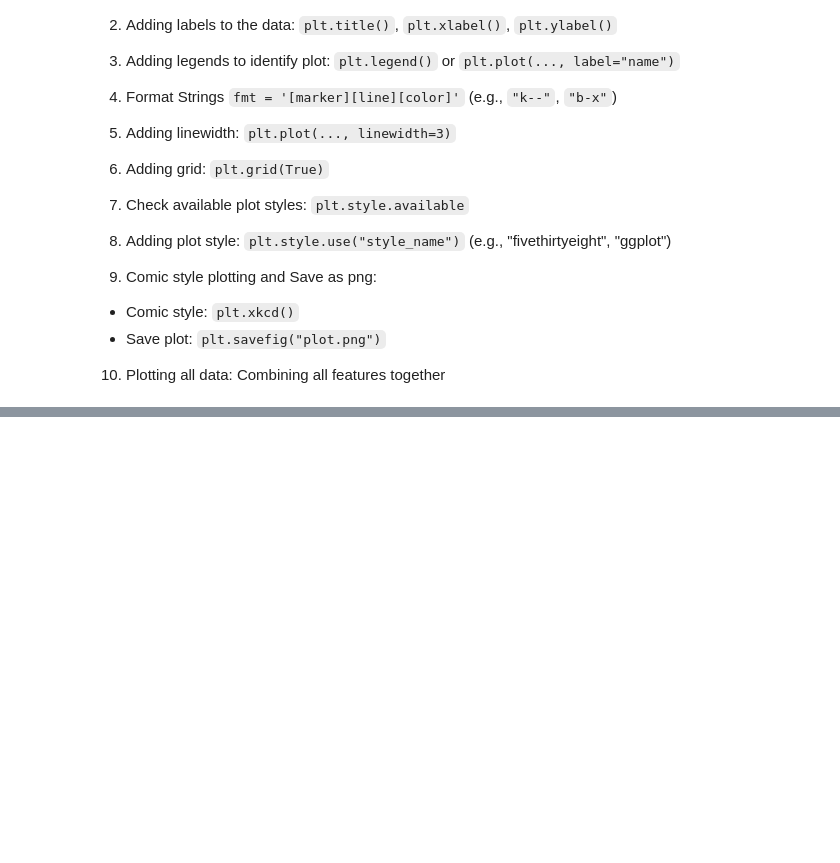
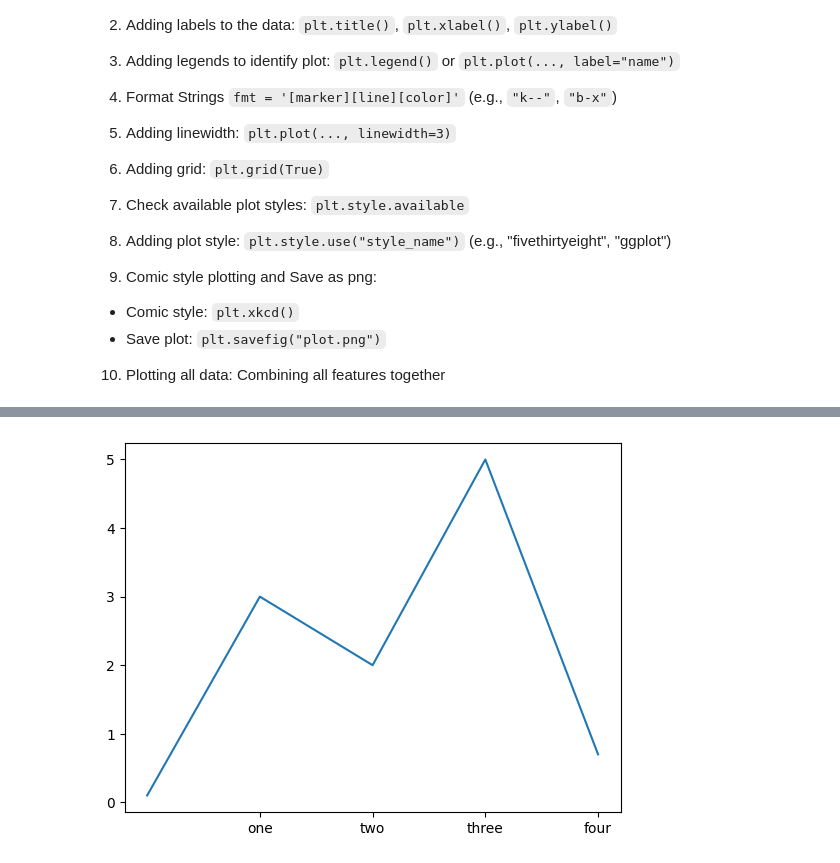
Before and after one commit to hridoynasah/Machine-Learning-Specialization, a Jupyter notebook: Extra/matplotlib/1. Plots/1_plot.ipynb, the cells around one changed output, grey strips where cells are left out. Drawn from its saved outputs; the diff is of its cells as text; code cells hidden in the pictures; blank space fills up the shorter version.

```diff
--- a/Extra/matplotlib/1. Plots/1_plot.ipynb
+++ b/Extra/matplotlib/1. Plots/1_plot.ipynb
@@ -400,0 +411,9 @@ plt.show()
+# %%
+ticks = [1, 2, 3, 4, 5]
+labels = ['one', 'two', 'three', 'four', 'five']
+
+plt.xticks(ticks, labels)
+plt.plot([0.1, 3, 2, 5, 0.7])
+plt.show()
+# %% [output]
+[figure, added]
```
Also changed, not shown: parts of 1 cell of this notebook, 5 other files.
